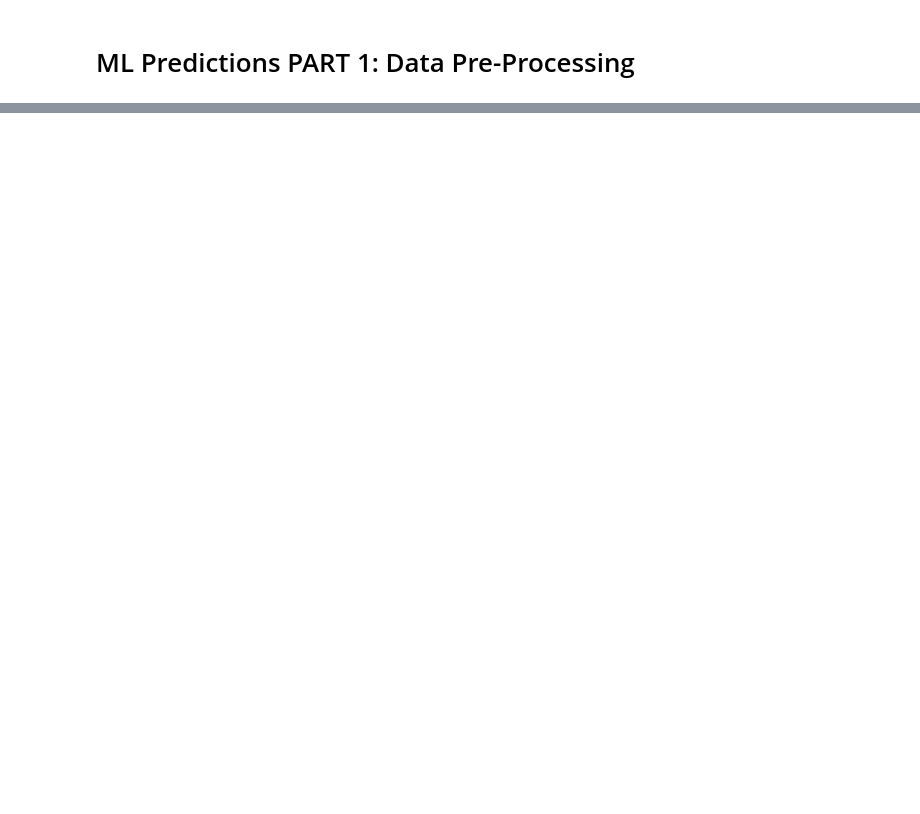
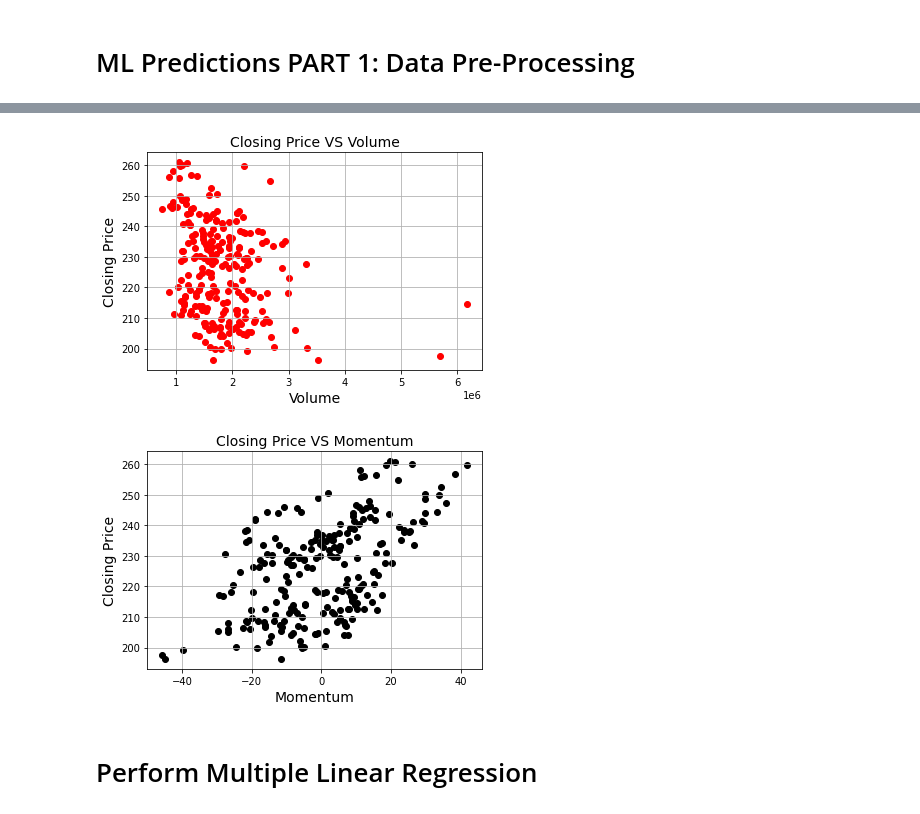
Before and after one commit to bigsaso/StockOptions, a Jupyter notebook: stock_options.ipynb, the cells around one changed output, grey strips where cells are left out. Drawn from its saved outputs; the diff is of its cells as text; code cells hidden in the pictures; blank space fills up the shorter version.

Commit message:
Multiple Linear Regression added

```diff
--- a/stock_options.ipynb
+++ b/stock_options.ipynb
@@ -262,27 +256,0 @@ Features selected: ['open', 'high', 'low', 'volume', 'upper_KC', 'lower_KC', 'bo
-# %%
-# Step 2: Data Pre-processing
-dataset_train = dataset_train[features].astype(str)
-for i in features:
-    for j in range(0,len(dataset_train)):
-        dataset_train[i][j] = dataset_train[i][j].replace(',','')
-dataset_train = dataset_train.astype(float)
-# Using multiple predictors (features)
-training_set = dataset_train.values
-print('Shape of training set == {}.'.format(training_set.shape))
-print(training_set[:, 10:11])
-# Feature Scaling
-scaler = StandardScaler()
-training_set_scaled = scaler.fit_transform(training_set)
-scaler_predict = StandardScaler()
-scaler_predict.fit_transform(training_set[:, 10:11])
-# Creating a data structure with 90 timestamps and 1 output
-X_train = []
-y_train = []
-n_future = 21 # number of days we want to predict into the future
-n_past = 90 # number of days we want to use to predict the future
-for i in range(n_past, len(training_set_scaled)-n_future +1):
-    X_train.append(training_set_scaled[i-n_past:i,0:dataset_train.shape[1]-1])
-    y_train.append(training_set_scaled[i+n_future:i+n_future,0])
-X_train,y_train = np.array(X_train),np.array(y_train)
-print('X_train shape == {}'.format(X_train.shape))
-print('y_train shape == {}'.format(y_train.shape))
@@ -318,0 +279,21 @@ y_train shape == (142, 0)
+# %%
+%matplotlib inline
+
+plt.scatter(dataset_train['volume'], dataset_train['close'], color='red')
+plt.title('Closing Price VS Volume', fontsize=14)
+plt.xlabel('Volume', fontsize=14)
+plt.ylabel('Closing Price', fontsize=14)
+plt.grid(True)
+plt.show()
+
+plt.scatter(dataset_train['momentum'], dataset_train['close'], color='black')
+plt.title('Closing Price VS Momentum', fontsize=14)
+plt.xlabel('Momentum', fontsize=14)
+plt.ylabel('Closing Price', fontsize=14)
+plt.grid(True)
+plt.show()
+# %% [output]
+[figure, added]
+[figure, added]
+# %% [markdown]
+# Perform Multiple Linear Regression
```
Also changed, not shown: parts of 17 cells of this notebook, 1 other file.
